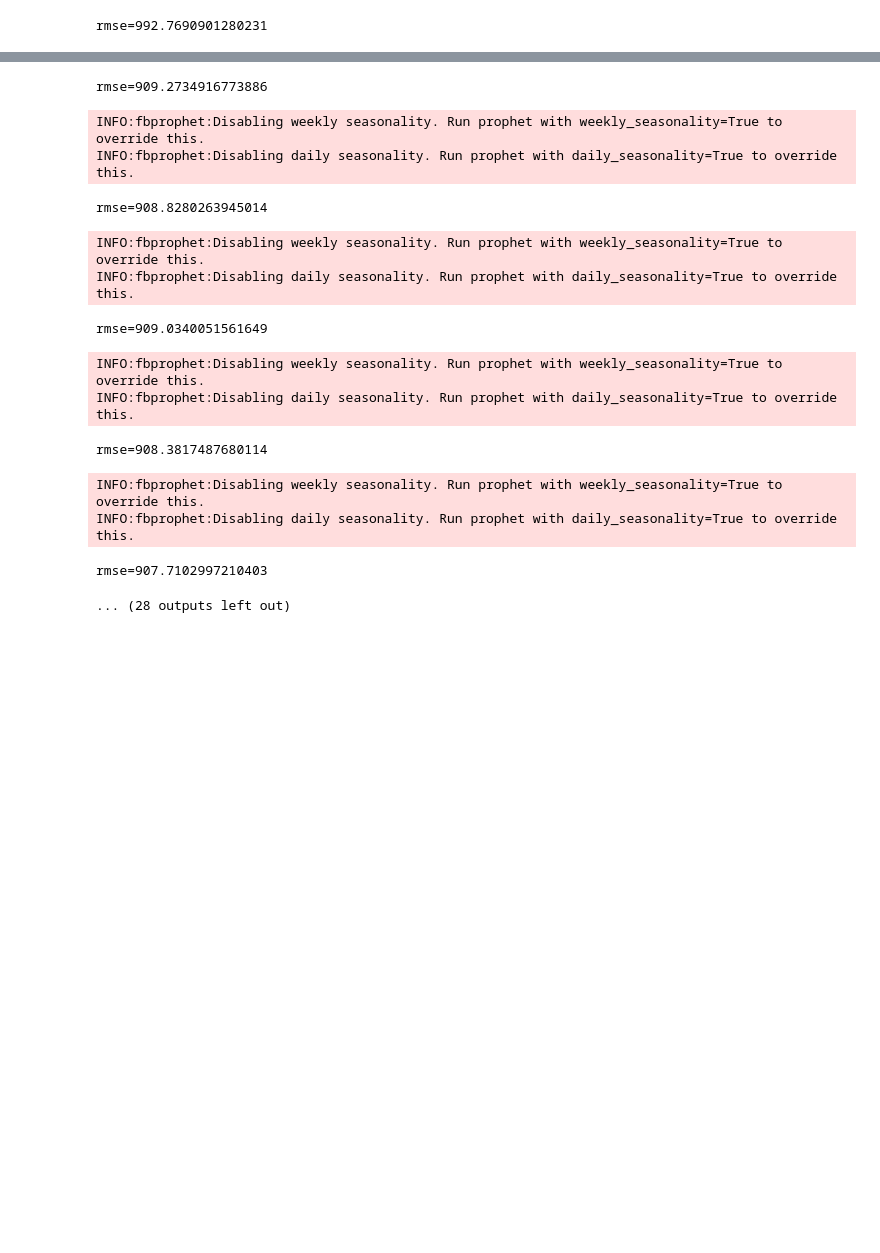
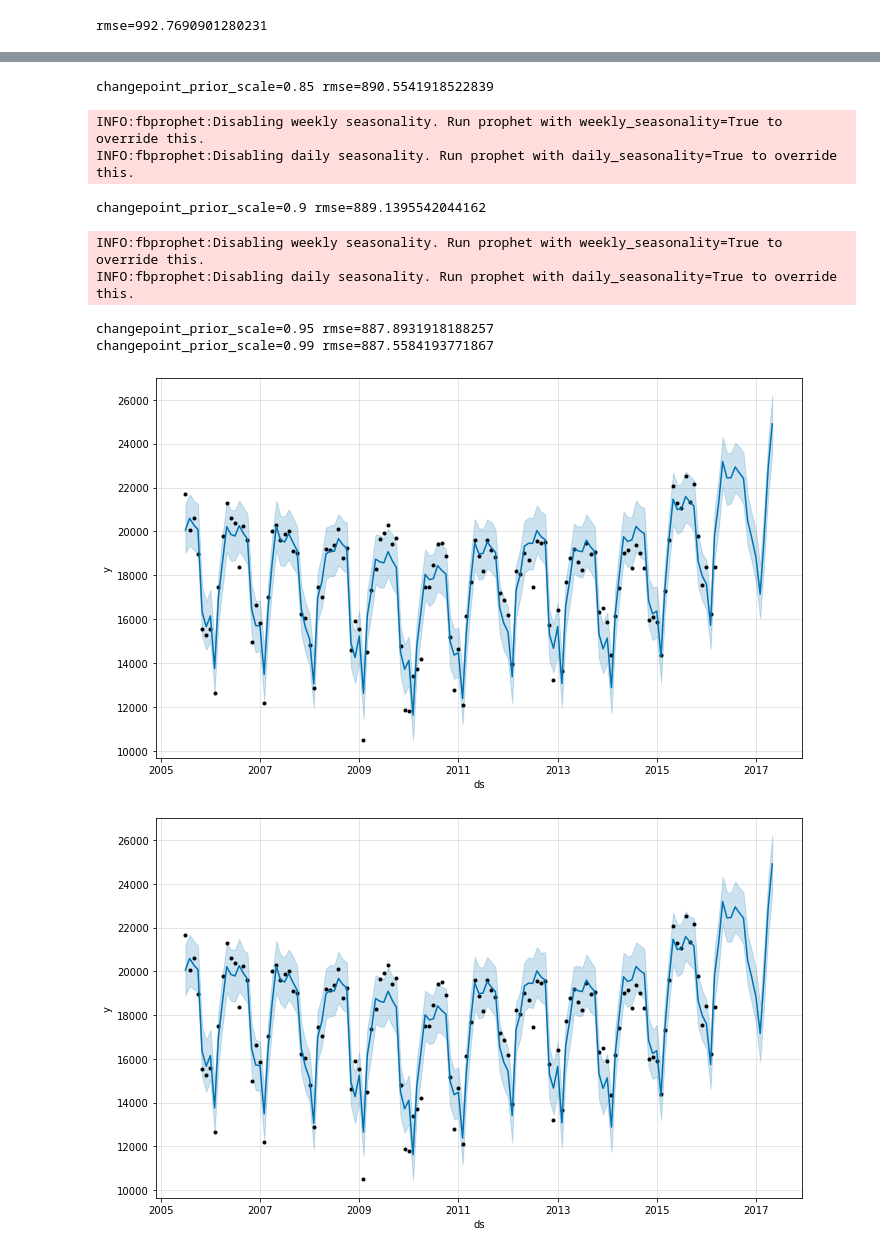
Before and after one commit to maggiemagnuson/liveProjects, a Jupyter notebook: Prophet Model Incorporated with Bayesian Analysis.ipynb, the cells around one changed output, grey strips where cells are left out. Saved outputs shown, nothing was run; the diff lists cells and outputs as text; code cells hidden in the pictures; blank space fills up the shorter version.

Commit message:
prophet step 3

```diff
--- a/Prophet Model Incorporated with Bayesian Analysis.ipynb
+++ b/Prophet Model Incorporated with Bayesian Analysis.ipynb
@@ -176,15 +176,14 @@ INFO:fbprophet:Disabling weekly seasonality. Run prophet with weekly_seasonality
 INFO:fbprophet:Disabling daily seasonality. Run prophet with daily_seasonality=True to override this.
 rmse=992.7690901280231
 # %%
-for i in range(21):
-    mut = i * .01
-    m = Prophet(changepoint_prior_scale=(0.4 + mut))
+for i in [0.8, 0.85, 0.9, 0.95, 0.99]:
+    m = Prophet(changepoint_prior_scale=i)
     forecast = m.fit(train_df).predict(m.make_future_dataframe(periods=14, freq='M'))
-    #fig = m.plot(forecast)
+    fig = m.plot(forecast)
     se = np.square(forecast.loc[:, 'yhat'] - train_df['y'])
     mse = np.mean(se)
     rmse = np.sqrt(mse)
-    print(f"rmse={rmse}")
+    print(f"changepoint_prior_scale={i} rmse={rmse}")
 # %% [output]
 INFO:fbprophet:Disabling weekly seasonality. Run prophet with weekly_seasonality=True to override this.
 INFO:fbprophet:Disabling daily seasonality. Run prophet with daily_seasonality=True to override this.
@@ -194,16 +193,12 @@ rmse=910.9308057296582
 INFO:fbprophet:Disabling weekly seasonality. Run prophet with weekly_seasonality=True to override this.
 INFO:fbprophet:Disabling daily seasonality. Run prophet with daily_seasonality=True to override this.
-rmse=909.2734916773886
+changepoint_prior_scale=0.85 rmse=890.5541918522839
 INFO:fbprophet:Disabling weekly seasonality. Run prophet with weekly_seasonality=True to override this.
 INFO:fbprophet:Disabling daily seasonality. Run prophet with daily_seasonality=True to override this.
-rmse=908.8280263945014
+changepoint_prior_scale=0.9 rmse=889.1395542044162
 INFO:fbprophet:Disabling weekly seasonality. Run prophet with weekly_seasonality=True to override this.
 INFO:fbprophet:Disabling daily seasonality. Run prophet with daily_seasonality=True to override this.
-rmse=909.0340051561649
+changepoint_prior_scale=0.95 rmse=887.8931918188257
+changepoint_prior_scale=0.99 rmse=887.5584193771867
-INFO:fbprophet:Disabling weekly seasonality. Run prophet with weekly_seasonality=True to override this.
-INFO:fbprophet:Disabling daily seasonality. Run prophet with daily_seasonality=True to override this.
-rmse=908.3817487680114
-INFO:fbprophet:Disabling weekly seasonality. Run prophet with weekly_seasonality=True to override this.
-INFO:fbprophet:Disabling daily seasonality. Run prophet with daily_seasonality=True to override this.
-rmse=907.7102997210403
-... (28 outputs left out)
+[figure, added]
+[figure, added]
```
Also changed, not shown: parts of 3 cells of this notebook.
